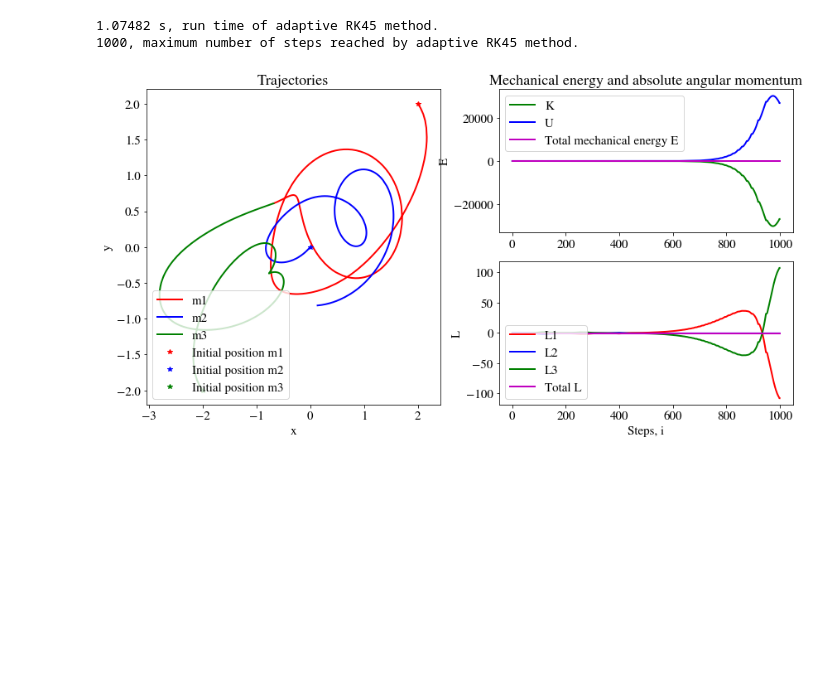
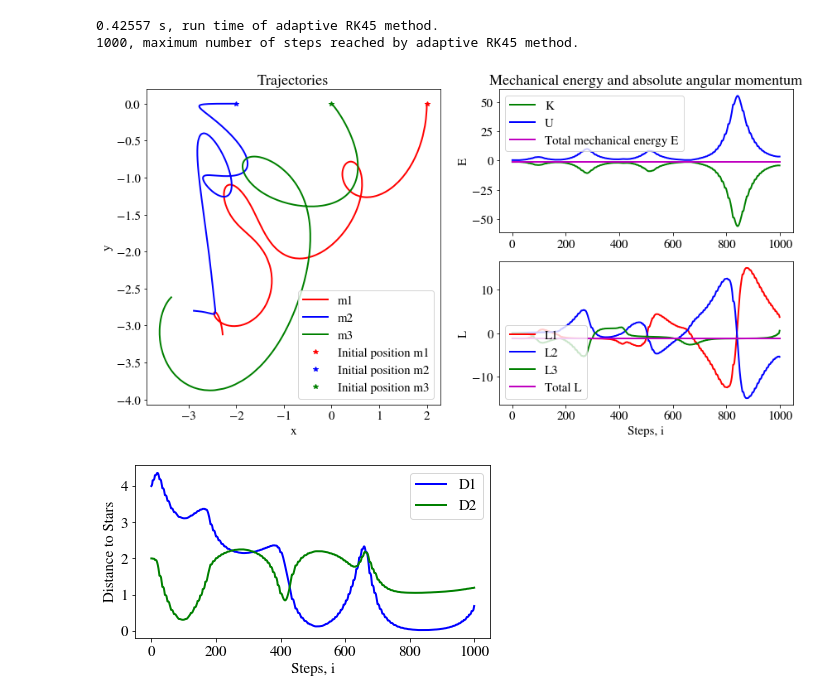
Before and after one commit to narnix-gnos/Trisolarian, a Jupyter notebook: main.ipynb, the cells around one changed output. Drawn from its saved outputs; the diff is of its cells as text; code cells hidden in the pictures; blank space fills up the shorter version.

Commit message:
Added function to calculate distance to stars.

```diff
--- a/main.ipynb
+++ b/main.ipynb
@@ -86,7 +86,7 @@ def angularMomentum(y):
     """Calculate absolute angular momentum of the three body system.
     Parameters:
         y:          array. Vector of length 12 holding the current position and velocity of the three objects
-                    in the following manner: y = [x1, y2, x2, y2, x3, y3, vx1, vy1, vx2, vy2, vx3, vy3].
+                    in the following manner: y = [x1, y1, x2, y2, x3, y3, vx1, vy1, vx2, vy2, vx3, vy3].
     Returns:
         L1, L2, L3: array. Total absolute angular momentum of the system.
     """
@@ -96,6 +96,19 @@ def angularMomentum(y):
     L3 = m3 * (y[4] * y[11] - y[5] * y[10])
 
     return [L1, L2, L3]
+# %%
+def distanceToStars(y):
+    """Calculate absolute angular momentum of the three body system.
+    Parameters:
+        y:          array. Vector of length 12 holding the current position and velocity of the three objects
+                    in the following manner: y = [x1, y1, x2, y2, x3, y3, vx1, vy1, vx2, vy2, vx3, vy3].
+    Returns:
+        D1, D2: array. Distance of the first object(planet) to the other objects(stars).
+    """
+    d1 = ((y[0] - y[2]) ** 2 + (y[1] - y[3]) ** 2) ** 0.5
+    d2 = ((y[0] - y[4]) ** 2 + (y[1] - y[5]) ** 2) ** 0.5
+
+    return [d1, d2]
 # %%
 def ode45(f,t,y,h):
     """Calculate next step of an initial value problem (IVP) of an ODE with a RHS described
@@ -123,7 +136,7 @@ def ode45(f,t,y,h):
 # Set gravitaional constant and masses.
 # The gravitaional constant is set to 1 for simplicity.
 G = 1.
-m1 = 0.8
+m1 = 1.
 m2 = 1.
 m3 = 1.
 
@@ -138,9 +151,9 @@ theta = 0.001
 
 # Different initial conditions to try out, on the form
 # y = [x1, y2, x2, y2, x3, y3, vx1, vy1, vx2, vy2, vx3, vy3]
-z0 = [2., 2., 0., 0., -2., -2., 0.2, -0.2, 0., 0., -0.2, 0.2]
+# z0 = [2., 2., 0., 0., -2., -2., 0.2, -0.2, 0., 0., -0.2, 0.2]
 # z0 = [-0.970, 0.243, 0.970, -0.243, 0., 0., -0.466, -0.433, -0.466, -0.433, 2*0.466, 2*0.433]
-# z0 = [2., 0., -2., 0., 0., 0., 0., -0.6, -0.6, 0., 0., 0.]
+z0 = [2., 0., -2., 0., 0., 0., 0., -0.6, -0.6, 0., 0., 0.]
 # z0 = [1., 0.000001, -1., 0., 0., 0., 0., -0.4, 0., 0.4, 0., 0.]
 # %%
 # First step and initial time
@@ -154,6 +167,8 @@ E = np.zeros((maxi + 1, 2))
 E[0, :] = energy(z0)
 L = np.zeros((maxi + 1, 3))
 L[0, :] = angularMomentum(z0)
+D = np.zeros((maxi + 1, 2))
+D[0, :] = distanceToStars(z0)
 
 # Declare iteration integer
 i = 0
@@ -176,6 +191,7 @@ while (t < T) & (i < maxi):
     Z[:, i + 1] = q
     E[i + 1, :] = energy(Z[:, i + 1])
     L[i + 1, :] = angularMomentum(Z[:, i + 1])
+    D[i + 1, :] = distanceToStars(Z[:, i + 1])
     t += h
     i += 1
 
@@ -187,7 +203,7 @@ if (i == maxi):
 else:
     print('%i, steps used by adaptive RK45 method.' % i)
 # %% [output]
-1.07482 s, run time of adaptive RK45 method.
+0.42557 s, run time of adaptive RK45 method.
 1000, maximum number of steps reached by adaptive RK45 method.
 # %%
 # Plot result
@@ -199,31 +215,41 @@ plt.plot(Z[0, 0:i], Z[1, 0:i], '-r', label='m1')
 plt.plot(Z[2, 0:i], Z[3, 0:i], '-b', label='m2')
 plt.plot(Z[4, 0:i], Z[5, 0:i], '-g', label='m3')
 plt.plot(Z[0, 0], Z[1, 0], '*r', label='Initial position m1')
 plt.plot(Z[2, 0], Z[3, 0], '*b', label='Initial position m2')
 plt.plot(Z[4, 0], Z[5, 0], '*g', label='Initial position m3')
 plt.xlabel('x')
 plt.ylabel('y')
 plt.legend(loc='best')
 plt.title('Trajectories')
 
 # Mechanical energy
 plt.subplot(2, 2, 2)
 plt.plot(E[0:i, 0], 'g', label='K')
 plt.plot(E[0:i, 1], 'b', label='U')
 plt.plot(E[0:i, 0] + E[0:i ,1], 'm', label='Total mechanical energy E')
 plt.ylabel('E')
 plt.legend(loc='best')
 plt.title('Mechanical energy and absolute angular momentum')
 
 # Angular momentum
 plt.subplot(2, 2, 4)
 plt.plot(L[0:i, 0], 'r', label='L1')
 plt.plot(L[0:i, 1], 'b', label='L2')
 plt.plot(L[0:i, 2], 'g', label='L3')
 plt.plot(L[0:i, 0] + L[0:i, 1] + L[0:i, 2], 'm', label='Total L')
 plt.xlabel('Steps, i')
 plt.ylabel('L')
 plt.legend(loc=3)
 plt.show()
+
+# Distance to Stars
+plt.subplot(2, 2, 2)
+plt.plot(D[0:i, 0], 'b', label='D1')
+plt.plot(D[0:i, 1], 'g', label='D2')
+plt.xlabel('Steps, i')
+plt.ylabel('Distance to Stars')
+plt.legend(loc='best')
+plt.show()
 # %% [output]
-[figure, old version]
+[figure, new version]
+[figure, added]
```
Also changed, not shown: parts of 2 cells of this notebook.
